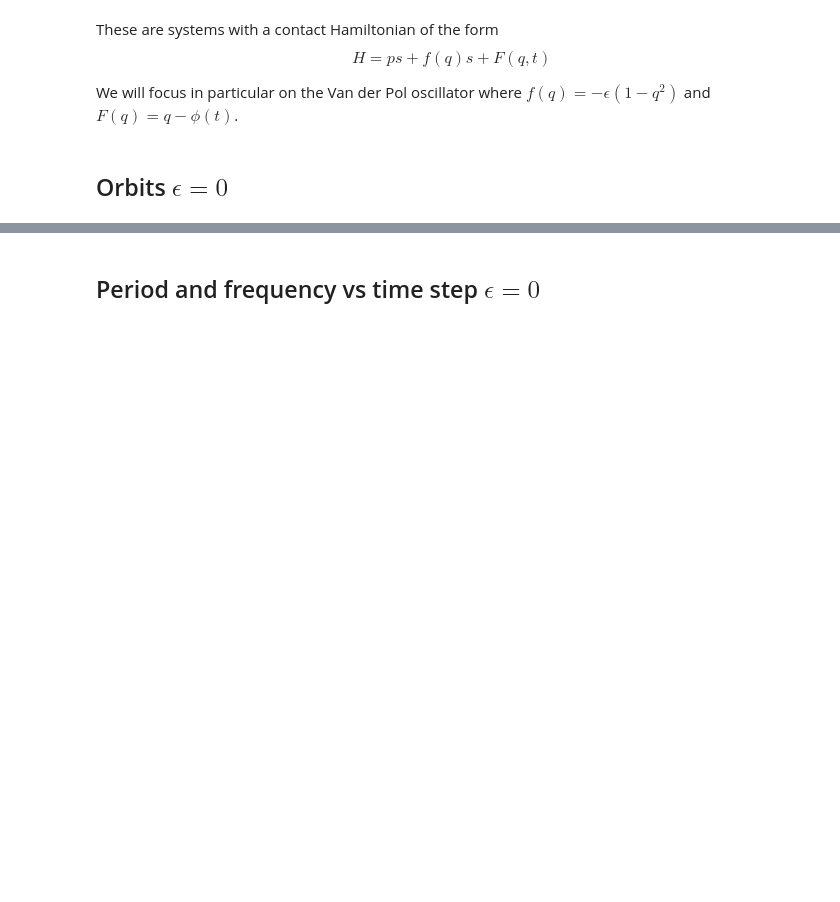
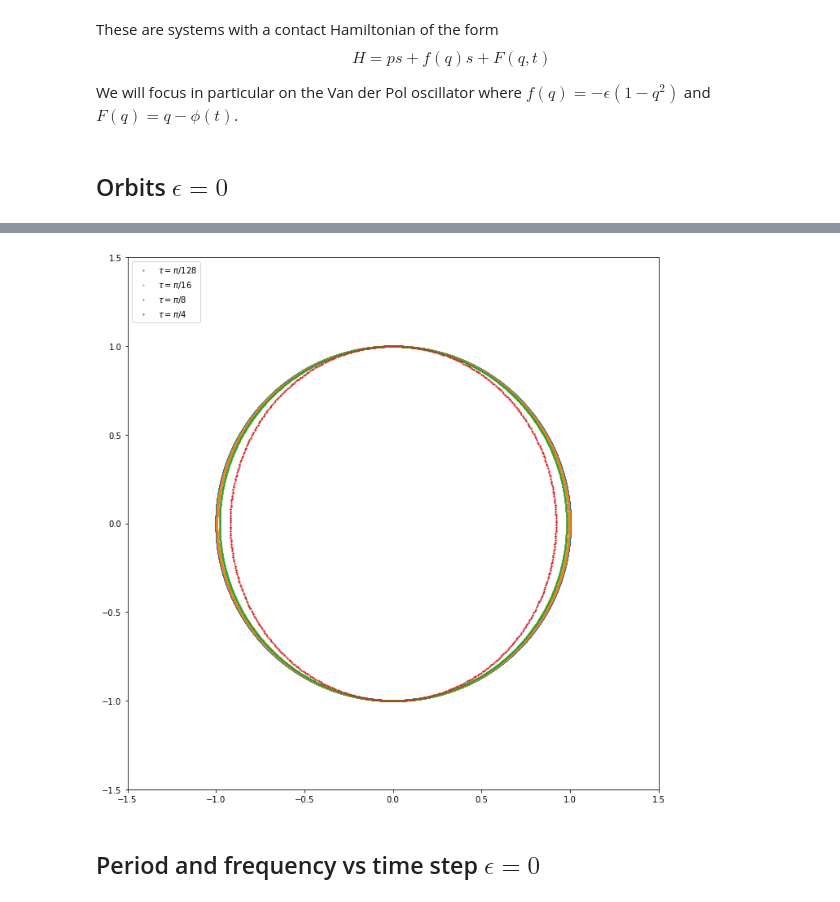
Before and after one commit to fzadra/VanDerPolContact, a Jupyter notebook: VDP.ipynb, the cells around one changed output, grey strips where cells are left out. Cells and saved outputs as stored; diff of their text form; code cells hidden in the pictures; blank space fills up the shorter version.

```diff
--- a/VDP.ipynb
+++ b/VDP.ipynb
@@ -112,21 +112,23 @@ plt.show()
 # %%
-tf = 10000
+tf = 1000
 p0, q0, s0 = 0, 0., 1.
 epsilon = 0
 vdp = vanDerPol(epsilon, 0, 0)
 plt.figure(figsize=(12,12))
 
 for fact in [128,16,8,4]:
     tspan = np.arange(0, tf, np.pi/fact)
     sol, sols, _ = ic.integrate(step1, vdp, tspan, p0, q0, s0)
     plt.plot(sol[:,1],sols,'.',
              label=r"$\tau = \pi $/" f"${fact}$",
              markersize=2)
 
 plt.gca().set_aspect('equal', adjustable='box')
 plt.xlim((-1.5,1.5))
 plt.ylim((-1.5,1.5))
 plt.legend(loc='upper left')
 plt.show()
+# %% [output]
+[figure, added]
 # %% [markdown]
 ## Period and frequency vs time step $\epsilon=0$
```
Also changed, not shown: parts of 11 cells of this notebook.
